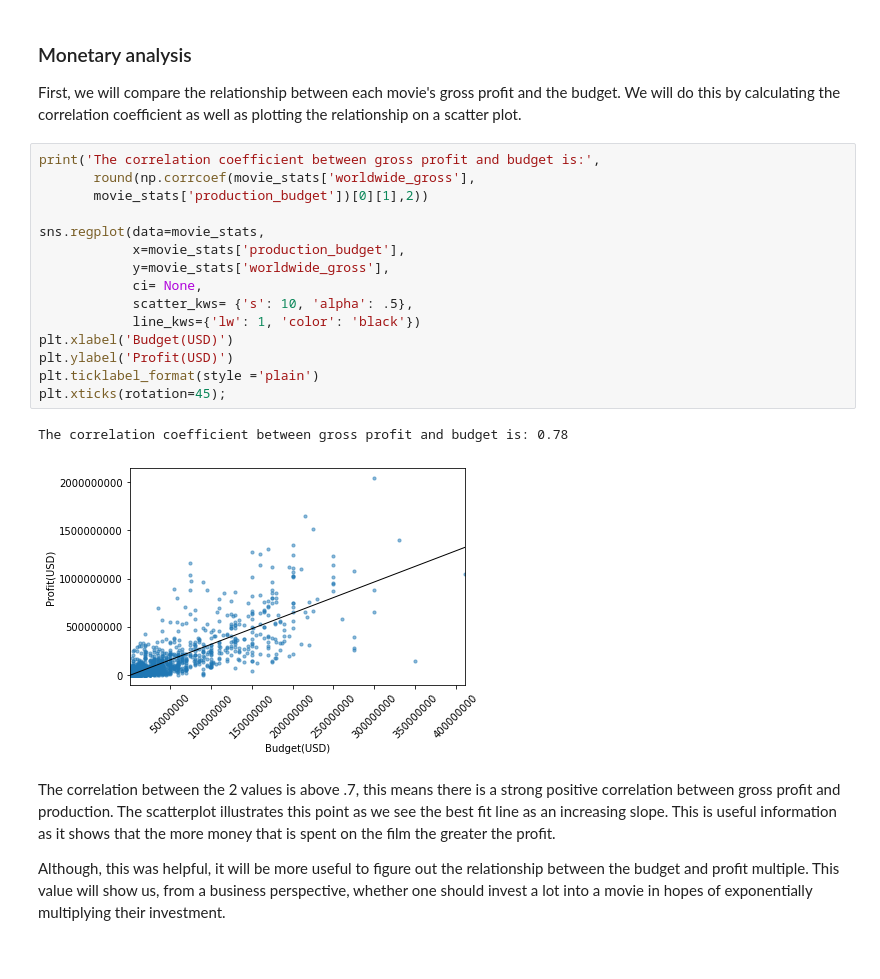
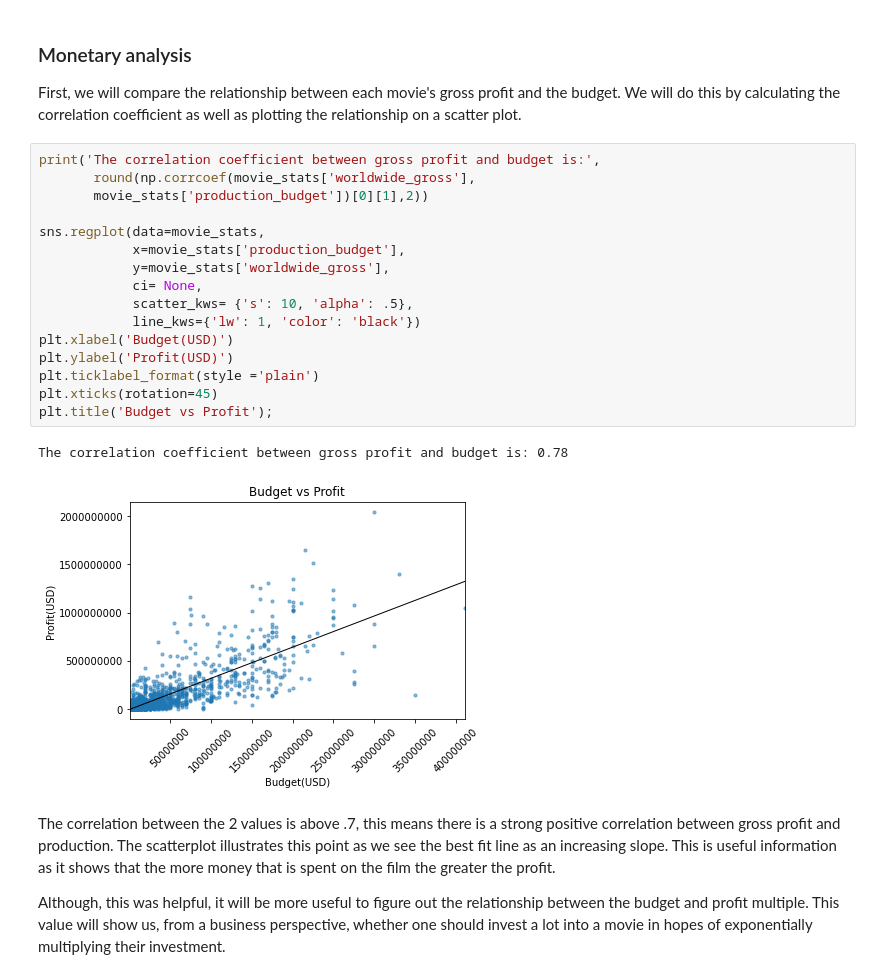
Before and after one commit to joshuaedelstein15/Phase1_Project, a Jupyter notebook: Movie_Analysis.ipynb, the cells around one changed output. Cells and saved outputs as stored; diff of their text form.

```diff
--- a/Movie_Analysis.ipynb
+++ b/Movie_Analysis.ipynb
@@ -230,21 +230,22 @@ First, we will compare the relationship between each movie's gross profit and th
 # %%
 print('The correlation coefficient between gross profit and budget is:',
        round(np.corrcoef(movie_stats['worldwide_gross'],
        movie_stats['production_budget'])[0][1],2))
 
 sns.regplot(data=movie_stats,
             x=movie_stats['production_budget'],
             y=movie_stats['worldwide_gross'],
             ci= None,
             scatter_kws= {'s': 10, 'alpha': .5},
             line_kws={'lw': 1, 'color': 'black'})
 plt.xlabel('Budget(USD)')
 plt.ylabel('Profit(USD)')
 plt.ticklabel_format(style ='plain')
-plt.xticks(rotation=45);
+plt.xticks(rotation=45)
+plt.title('Budget vs Profit');
 # %% [output]
 The correlation coefficient between gross profit and budget is: 0.78
-[figure, old version]
+[figure, new version]
 # %% [markdown]
 The correlation between the 2 values is above .7, this means there is a strong positive correlation between gross profit and production.<!-- https://journals.lww.com/anesthesia-analgesia/fulltext/2018/05000/correlation_coefficients__appropriate_use_and.50.aspx
  --> The scatterplot illustrates this point as we see the best fit line as an increasing slope. This is useful information as it shows that the more money that is spent on the film the greater the profit.
```
Also changed, not shown: parts of 2 cells of this notebook, 1 other file.
